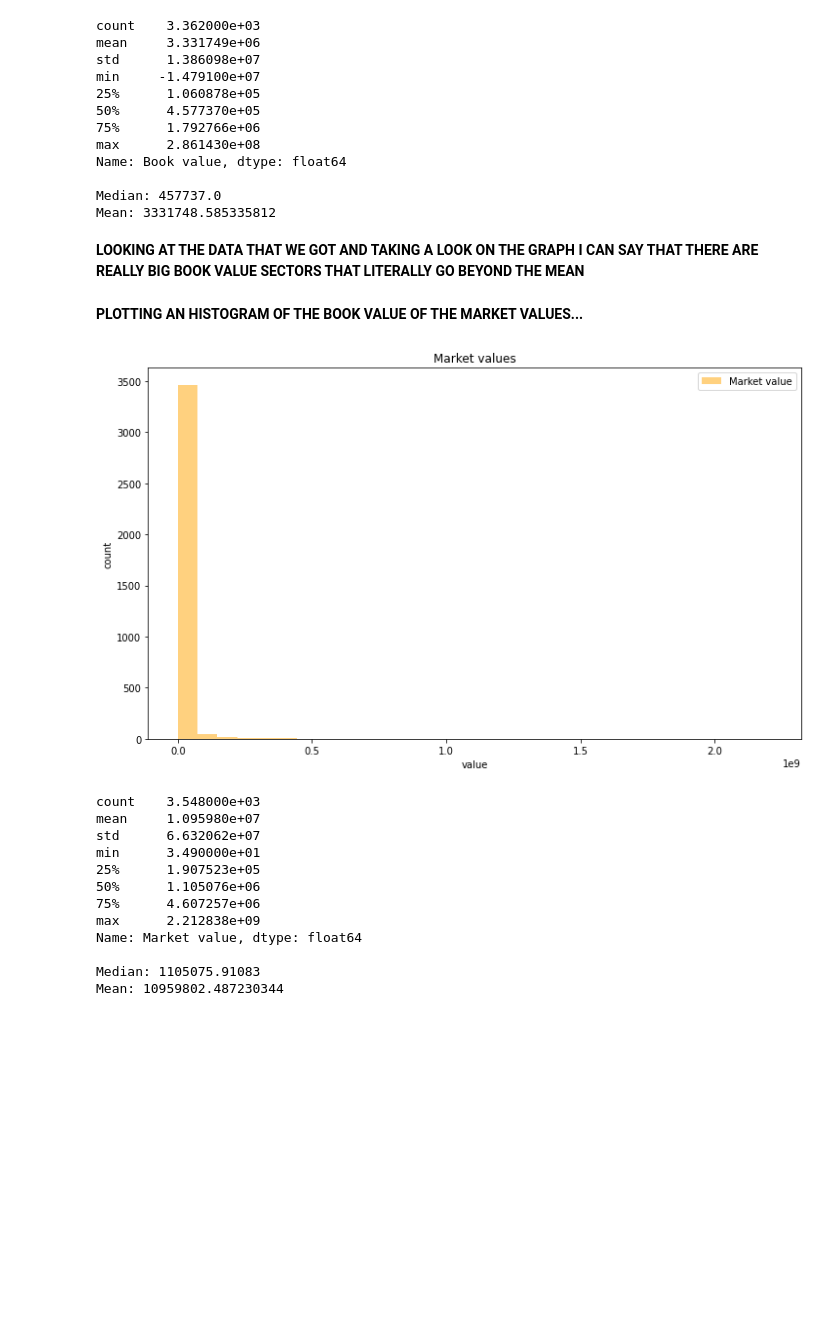
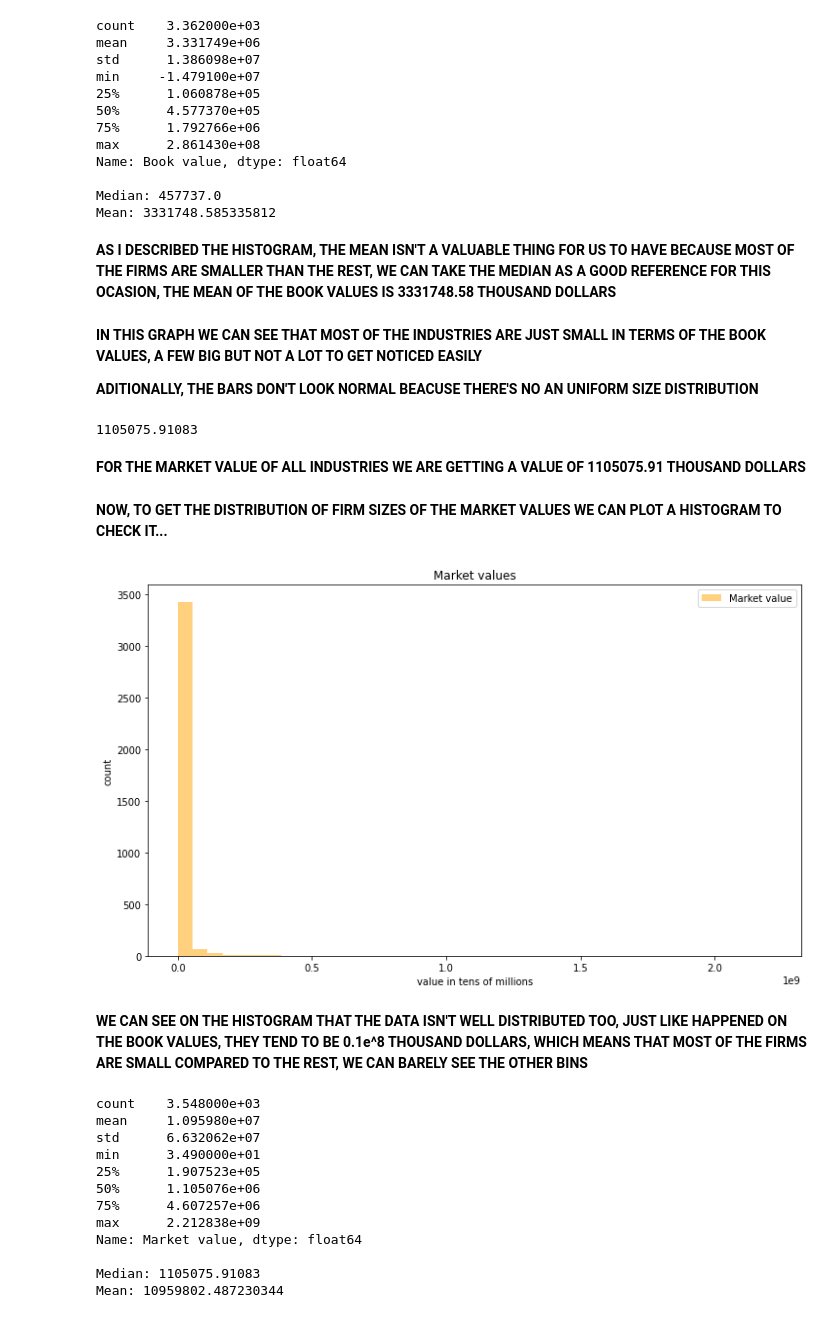
Before and after one commit to A01706155/TC3006C-StatisticsWorkshop, a Jupyter notebook: Business_case/business_case.ipynb, the cells around one changed output. Saved outputs shown, nothing was run; the diff lists cells and outputs as text; code cells hidden in the pictures; blank space fills up the shorter version.

```diff
--- a/Business_case/business_case.ipynb
+++ b/Business_case/business_case.ipynb
@@ -139,7 +126,7 @@ us_merged['Market value'] = us_merged['originalprice'] * us_merged['sharesoutsta
 us_merged['Operating profit'] = us_merged['revenue'] - us_merged['cogs'] - us_merged['sgae'] - us_merged['otheropexp']
 
 # Get the Operating Profit Margin and store it on 'OPM' var:
-us_merged['opm'] = us_merged['Operating profit'] / us_merged['revenue']
+us_merged['OPM'] = us_merged['Operating profit'] / us_merged['revenue']
 
 # Get the Net Income and store it on 'Net income' var:
 us_merged['Net income'] = us_merged['Operating profit'] - us_merged['incometax'] - us_merged['finexp']
@@ -189,6 +190,6 @@ Name: Book value, dtype: float64
 
 Median: 457737.0
 Mean: 3331748.585335812
-# %% [markdown]
-**LOOKING AT THE DATA THAT WE GOT AND TAKING A LOOK ON THE GRAPH I CAN SAY THAT THERE ARE REALLY BIG BOOK VALUE SECTORS THAT LITERALLY GO BEYOND THE MEAN**
+# %% [markdown]
+**AS I DESCRIBED THE HISTOGRAM, THE MEAN ISN'T A VALUABLE THING FOR US TO HAVE BECAUSE MOST OF THE FIRMS ARE SMALLER THAN THE REST, WE CAN TAKE THE MEDIAN AS A GOOD REFERENCE FOR THIS OCASION, THE MEAN OF THE BOOK VALUES IS 3331748.58 THOUSAND DOLLARS**
 # %%
@@ -196,14 +197,26 @@ px.bar(us_2022_q2, x = 'Sector\nEconomatica', y = 'Book value', title = "Book va
-# %% [markdown]
-**PLOTTING AN HISTOGRAM OF THE BOOK VALUE OF THE MARKET VALUES...**
+# %% [markdown]
+**IN THIS GRAPH WE CAN SEE THAT MOST OF THE INDUSTRIES ARE JUST SMALL IN TERMS OF THE BOOK VALUES, A FEW BIG BUT NOT A LOT TO GET NOTICED EASILY**
+
+**ADITIONALLY, THE BARS DON'T LOOK NORMAL BEACUSE THERE'S NO AN UNIFORM SIZE DISTRIBUTION**
+# %%
+us_2022_q2['Market value'].median()
+# %% [output]
+1105075.91083
+# %% [markdown]
+**FOR THE MARKET VALUE OF ALL INDUSTRIES WE ARE GETTING A VALUE OF 1105075.91 THOUSAND DOLLARS**
+# %% [markdown]
+**NOW, TO GET THE DISTRIBUTION OF FIRM SIZES OF THE MARKET VALUES WE CAN PLOT A HISTOGRAM TO CHECK IT...**
 # %%
 plt.figure(figsize=(12,7))
-us_2022_q2['Market value'].plot.hist( bins=30, color="orange", alpha=0.5, title="Market values")
-plt.xlabel("value")
+us_2022_q2['Market value'].plot.hist( bins=40, color="orange", alpha=0.5, title="Market values")
+plt.xlabel("value in tens of millions")
 plt.ylabel("count")
 plt.legend(loc='upper right')
 plt.show()
 # %% [output]
-[figure, old version]
+[figure, new version]
+# %% [markdown]
+**WE CAN SEE ON THE HISTOGRAM THAT THE DATA ISN'T WELL DISTRIBUTED TOO, JUST LIKE HAPPENED ON THE BOOK VALUES, THEY TEND TO BE 0.1e^8 THOUSAND DOLLARS, WHICH MEANS THAT MOST OF THE FIRMS ARE SMALL COMPARED TO THE REST, WE CAN BARELY SEE THE OTHER BINS**
 # %%
 # Taking a better look at describing the market values since the
 # histogram doesn't show the data clearly...
```
Also changed, not shown: parts of 44 cells of this notebook, 1 other file.
